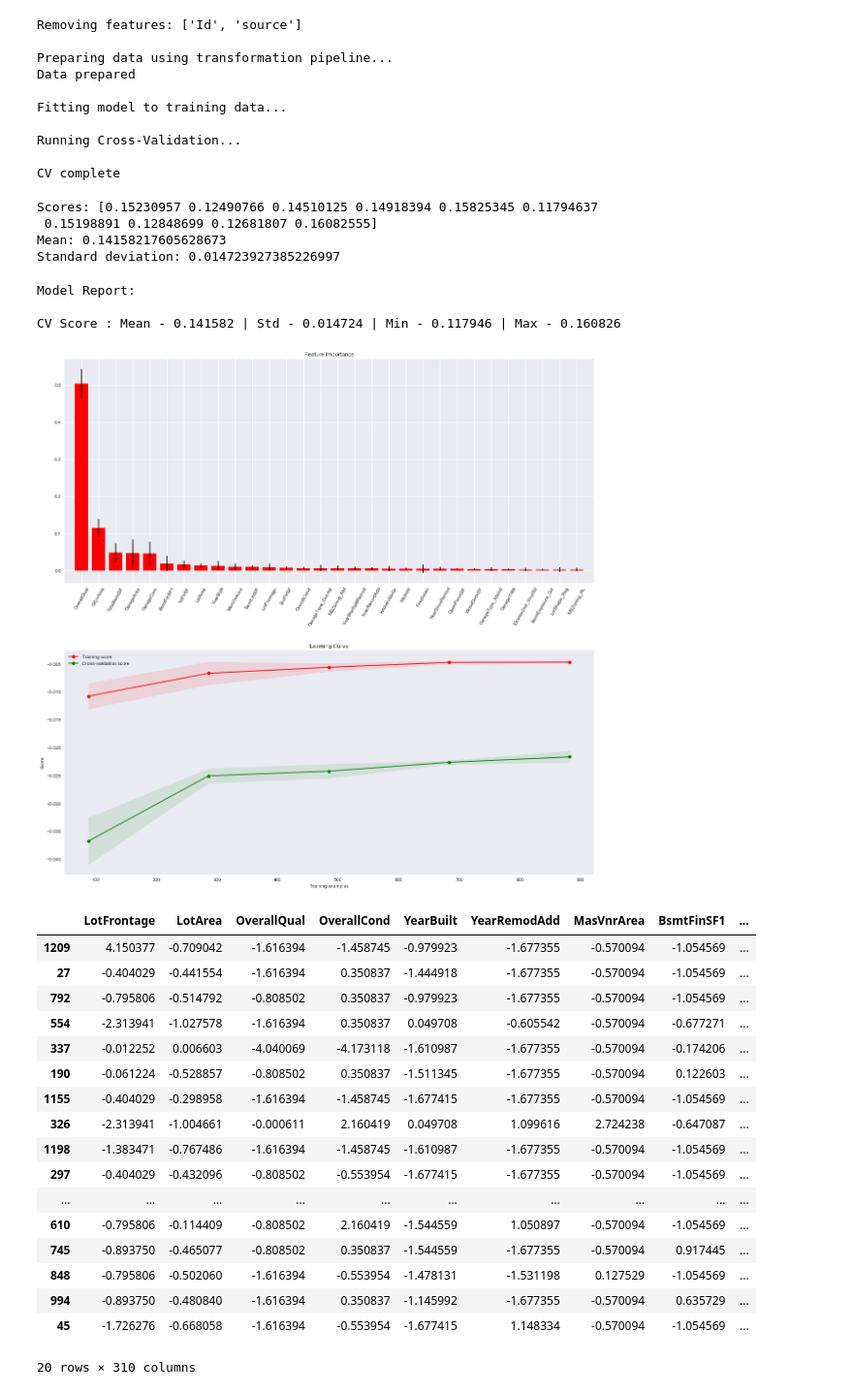
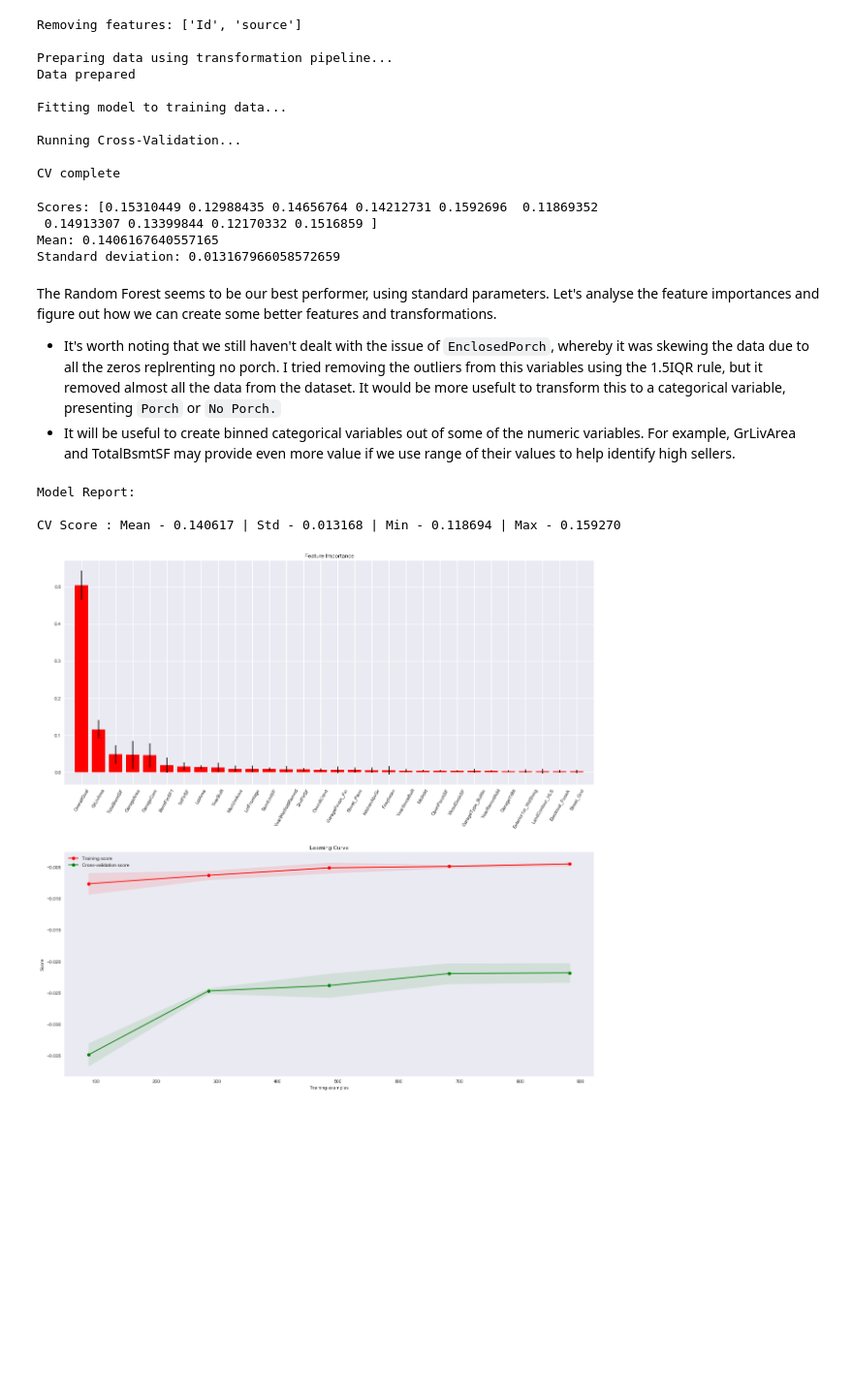
Before and after one commit to dorond/kaggle-house-prices-prediction, a Jupyter notebook: Housing Sale Price Prediction (Kaggle).ipynb, the cells around one changed output. Shown at 97% size. Drawn from its saved outputs; the diff is of its cells as text; code cells hidden in the pictures; blank space fills up the shorter version.

Commit message:
all pipeline functions working as intentded now

```diff
--- a/Housing Sale Price Prediction (Kaggle).ipynb
+++ b/Housing Sale Price Prediction (Kaggle).ipynb
@@ -1039,11 +1040,13 @@ features_pipeline.fit_transform(train).head()
     - Plots a learning curve
     - Returns a sorted dataset with the original values, target feature and predictions, sorted by worst performing rows, descending. This can be used for furuther analysis.
 # %%
-def determine_one_hot_cat_features(cat_pipeline, original_cat_features):
+def determine_one_hot_cat_features(cat_pipeline, original_cat_features, bool_pipeline, original_bool_features):
     #print(cat_pipeline)
     #print(original_cat_features)
     mappings = {}
     for feature, levels in zip(original_cat_features, cat_pipeline.named_steps["cat_encoder"].categories_):
+        mappings[feature] = levels
+    for feature, levels in zip(original_bool_features, bool_pipeline.named_steps["bool_encoder"].categories_):
         mappings[feature] = levels
     features_list = []
     for feature, levels in mappings.items():
@@ -1216,6 +1217,15 @@ outlier_pipeline = Pipeline([
         ("outlier_removal", OutlierRemover(outlier_params)),
 ])
 
+feature_adder_params = {
+    "new_features_names": ["HasRemod", "YearSinceRemod", "YearSinceBuilt", "YearBtwSoldRemod"],
+    "features_to_remove": None
+}
+
+feature_add_remove_pipeline = Pipeline([
+    (("add_features", SpecificFeaturesAdderRemover(feature_adder_params, df_out=True)))
+])
+
 feature_transform_params = {
     "features": ["MSSubClass"],
     "transforms": ['object'],
@@ -1223,13 +1233,16 @@ feature_transform_params = {
 }
 
 feature_transform_pipeline = Pipeline([
-    (("transform_features", FeatureTransformer(feature_transform_params, True)))
+    (("transform_features", FeatureTransformer(feature_transform_params, df_out=True)))
 ])
 
-combined_feature_names = ["HasRemod", "YearSinceRemod", "YearSinceBuilt", "YearBtwSoldRemod"]
+
+feature_adder_params = {
+    "new_features_names": ["HasRemod", "YearSinceRemod", "YearSinceBuilt", "YearBtwSoldRemod"],
+    "features_to_remove": None
+}
 
 num_pipelines = []
-num_pipelines.append(("add_features", SpecificFeaturesAdder(combined_feature_names)))
 num_pipelines.append(('inf_imputer', InfImputer()))
 num_pipelines.append(('num_imputer', Imputer(strategy="median")))
 num_pipelines.append(('std_scaler', StandardScaler()))
@@ -1260,6 +1273,9 @@ cat_pipelines.append(("cat_encoder", OneHotEncoder(sparse=False)))
 
 bool_pipelines = []
 bool_pipelines.append(("bool_imputer", MostFrequentImputer()))
+bool_pipelines.append(("bool_encoder", OneHotEncoder(sparse=False)))
+
+identifiers_to_drop = ["Id", "source"]
 # %%
 training_data = train.copy()
 # %%
@@ -1334,6 +1353,7 @@ Standard deviation: 0.022367060970813517
 # %%
-forest_model, train_prepared, labels, features, forest_scores = build_run_model(RandomForestRegressor(random_state=42), training_data, "SalePrice",
-                                                                                                                  num_pipelines, cat_pipelines, bool_pipelines, ["Id", "source"], scoring=scoring, feature_transform_pipeline=feature_transform_pipeline, outlier_pipeline=outlier_pipeline,
+forest_model_default, train_prepared, labels, features, forest_scores_default = build_run_model(RandomForestRegressor(random_state=42), training_data, "SalePrice",
+                                                                                                                  num_pipelines, cat_pipelines, bool_pipelines, identifiers_to_drop, scoring=scoring,
+                                                                                feature_add_remove_pipeline=feature_add_remove_pipeline, feature_transform_pipeline=feature_transform_pipeline, outlier_pipeline=outlier_pipeline,
                                                                                                                   feature_list=None)
 # %% [output]
 Removing features: ['Id', 'source']
@@ -1347,36 +1367,22 @@ Running Cross-Validation...
 
 CV complete
 # %%
-display_scores(forest_scores)
+display_scores(forest_scores_default)
 # %% [output]
-Scores: [0.15230957 0.12490766 0.14510125 0.14918394 0.15825345 0.11794637
- 0.15198891 0.12848699 0.12681807 0.16082555]
-Mean: 0.14158217605628673
-Standard deviation: 0.014723927385226997
+Scores: [0.15310449 0.12988435 0.14656764 0.14212731 0.1592696  0.11869352
+ 0.14913307 0.13399844 0.12170332 0.1516859 ]
+Mean: 0.1406167640557165
+Standard deviation: 0.013167966058572659
+# %% [markdown]
+The Random Forest seems to be our best performer, using standard parameters. Let's analyse the feature importances and figure out how we can create some better features and transformations.
+
+- It's worth noting that we still haven't dealt with the issue of `EnclosedPorch`, whereby it was skewing the data due to all the zeros replrenting no porch. I tried removing the outliers from this variables using the 1.5IQR rule, but it removed almost all the data from the dataset. It would be more usefult to transform this to a categorical variable, presenting `Porch` or `No Porch.`
+- It will be useful to create binned categorical variables out of some of the numeric variables. For example, GrLivArea and TotalBsmtSF may provide even more value if we use range of their values to help identify high sellers.
 # %%
-train_sorted = measure_regression_model(forest_model, forest_scores, training_data, train_prepared,
+_, _ = measure_regression_model(forest_model_default, forest_scores_default, training_data, train_prepared,
                                         "SalePrice", labels, features, scoring=scoring, outlier_pipeline=outlier_pipeline)
-train_sorted.head(20)
 # %% [output]
 Model Report:
 
-CV Score : Mean - 0.141582 | Std - 0.014724 | Min - 0.117946 | Max - 0.160826
+CV Score : Mean - 0.140617 | Std - 0.013168 | Min - 0.118694 | Max - 0.159270
-[figure, old version]
+[figure, new version]
-|  | LotFrontage | LotArea | OverallQual | OverallCond | YearBuilt | YearRemodAdd | MasVnrArea | BsmtFinSF1 | ... |
-| 1209 | 4.150377 | -0.709042 | -1.616394 | -1.458745 | -0.979923 | -1.677355 | -0.570094 | -1.054569 | ... |
-| 27 | -0.404029 | -0.441554 | -1.616394 | 0.350837 | -1.444918 | -1.677355 | -0.570094 | -1.054569 | ... |
-| 792 | -0.795806 | -0.514792 | -0.808502 | 0.350837 | -0.979923 | -1.677355 | -0.570094 | -1.054569 | ... |
-| 554 | -2.313941 | -1.027578 | -1.616394 | 0.350837 | 0.049708 | -0.605542 | -0.570094 | -0.677271 | ... |
-| 337 | -0.012252 | 0.006603 | -4.040069 | -4.173118 | -1.610987 | -1.677355 | -0.570094 | -0.174206 | ... |
-| 190 | -0.061224 | -0.528857 | -0.808502 | 0.350837 | -1.511345 | -1.677355 | -0.570094 | 0.122603 | ... |
-| 1155 | -0.404029 | -0.298958 | -1.616394 | -1.458745 | -1.677415 | -1.677355 | -0.570094 | -1.054569 | ... |
-| 326 | -2.313941 | -1.004661 | -0.000611 | 2.160419 | 0.049708 | 1.099616 | 2.724238 | -0.647087 | ... |
-| 1198 | -1.383471 | -0.767486 | -1.616394 | -1.458745 | -1.610987 | -1.677355 | -0.570094 | -1.054569 | ... |
-| 297 | -0.404029 | -0.432096 | -0.808502 | -0.553954 | -1.677415 | -1.677355 | -0.570094 | -1.054569 | ... |
-| ... | ... | ... | ... | ... | ... | ... | ... | ... | ... |
-| 610 | -0.795806 | -0.114409 | -0.808502 | 2.160419 | -1.544559 | 1.050897 | -0.570094 | -1.054569 | ... |
-| 745 | -0.893750 | -0.465077 | -0.808502 | 0.350837 | -1.544559 | -1.677355 | -0.570094 | 0.917445 | ... |
-| 848 | -0.795806 | -0.502060 | -1.616394 | -0.553954 | -1.478131 | -1.531198 | 0.127529 | -1.054569 | ... |
-| 994 | -0.893750 | -0.480840 | -1.616394 | 0.350837 | -1.145992 | -1.677355 | -0.570094 | 0.635729 | ... |
-| 45 | -1.726276 | -0.668058 | -1.616394 | -0.553954 | -1.677415 | 1.148334 | -0.570094 | -1.054569 | ... |
-20 rows × 310 columns
```
Also changed, not shown: parts of 40 cells of this notebook.
